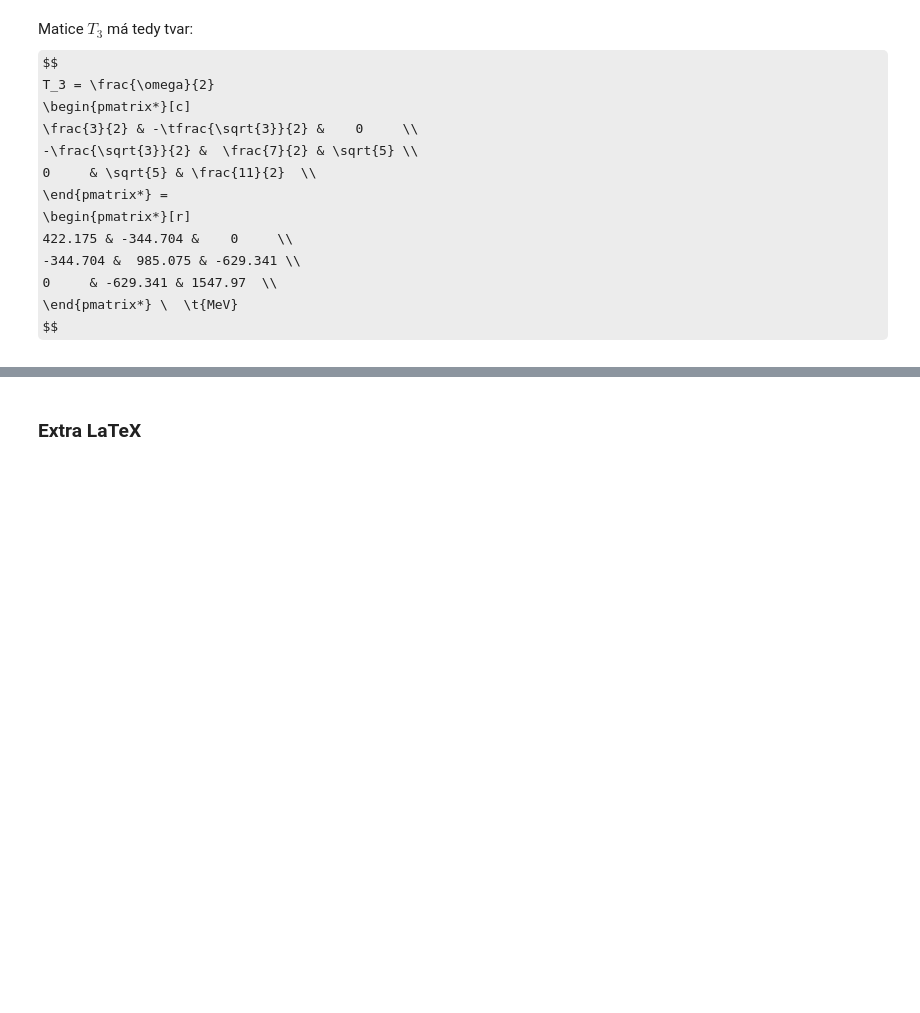
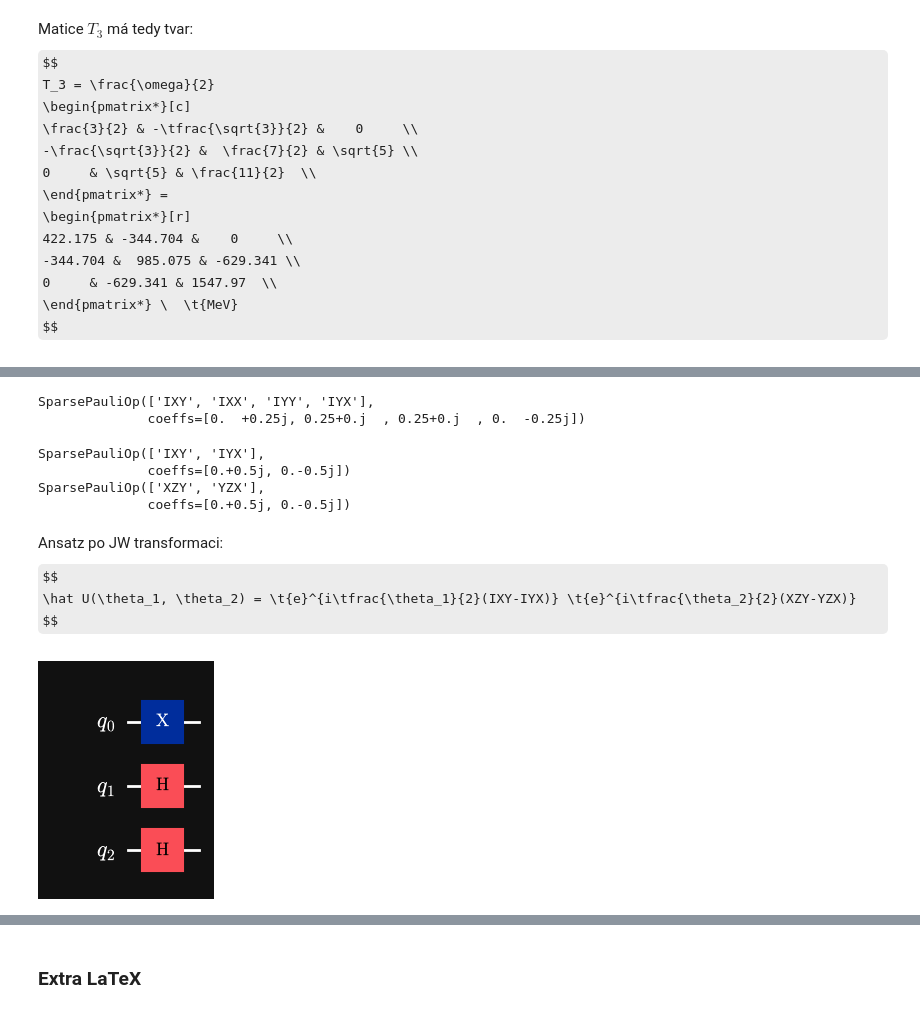
Before and after one commit to TheLittleRock/Charmonium-VQE, a Jupyter notebook: Charmonium.ipynb, the cells around one changed output, grey strips where cells are left out. Cells and saved outputs as stored; diff of their text form; code cells hidden in the pictures; some formulas as TeX source; blank space fills up the shorter version.

```diff
--- a/Charmonium.ipynb
+++ b/Charmonium.ipynb
@@ -298,0 +406,13 @@ $$
+# %%
+op3 = FermionicOp(
+    {
+        "+_1 -_0": 1.0,
+    },
+    num_spin_orbitals=3,
+)
+
+exp3 = JordanWignerMapper().map(op3)
+exp3
+# %% [output]
+SparsePauliOp(['IXY', 'IXX', 'IYY', 'IYX'],
+              coeffs=[0.  +0.25j, 0.25+0.j  , 0.25+0.j  , 0.  -0.25j])
@@ -298,0 +429,29 @@ $$
+# %%
+print(exp1)
+print(exp2)
+# %% [output]
+SparsePauliOp(['IXY', 'IYX'],
+              coeffs=[0.+0.5j, 0.-0.5j])
+SparsePauliOp(['XZY', 'YZX'],
+              coeffs=[0.+0.5j, 0.-0.5j])
+# %% [markdown]
+Ansatz po JW transformaci:
+$$
+\hat U(\theta_1, \theta_2) = \t{e}^{i\tfrac{\theta_1}{2}(IXY-IYX)} \t{e}^{i\tfrac{\theta_2}{2}(XZY-YZX)}
+$$
+# %%
+ansatz = QuantumCircuit(3)
+
+
+ansatz.x(0)
+ansatz.h(1)
+ansatz.h(2)
+#ansatz.RZGate(np.pi/2)
+
+
+####
+
+
+ansatz.draw('mpl', style = my_style)
+# %% [output]
+[figure, added]
```
Also changed, not shown: parts of 28 cells of this notebook, 1 other file.
